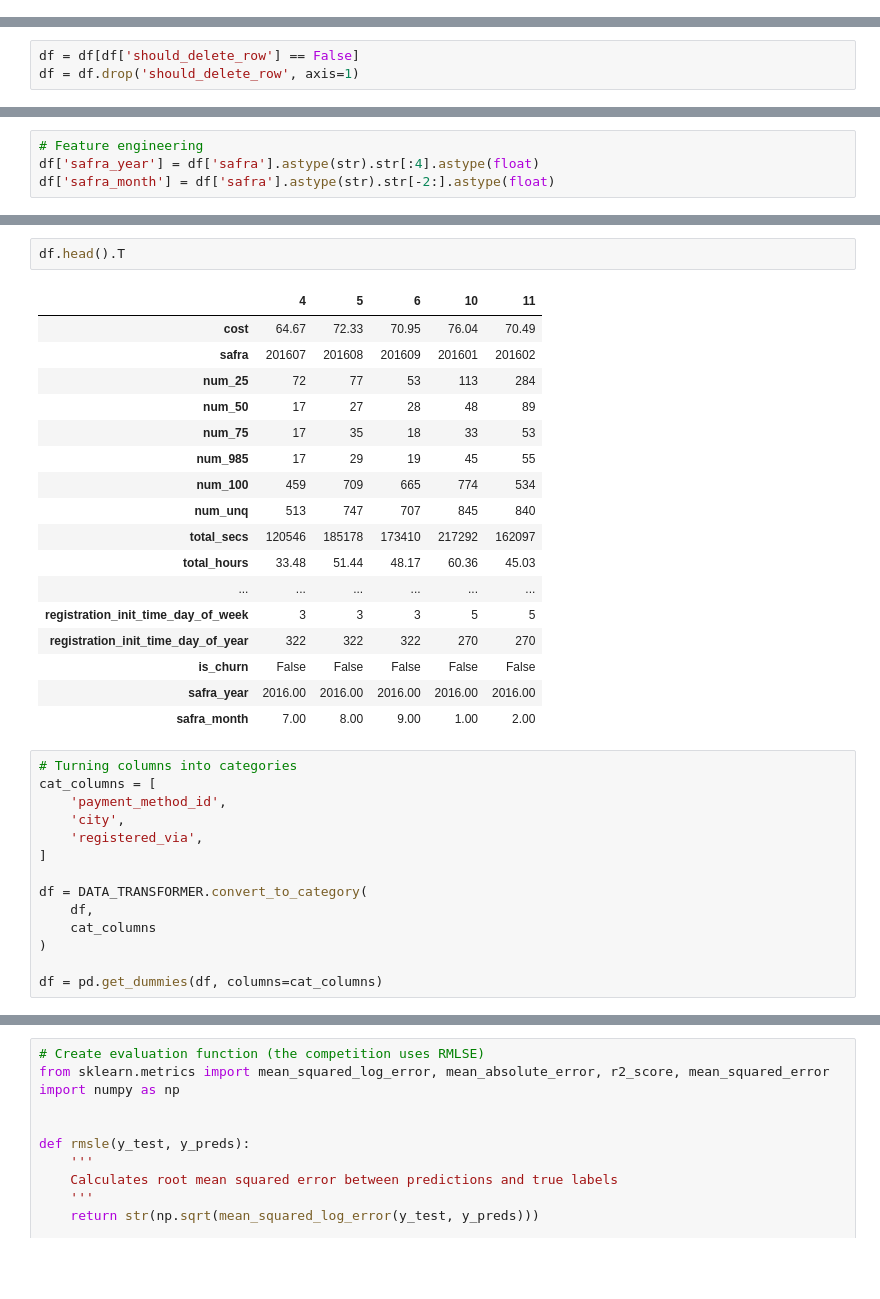
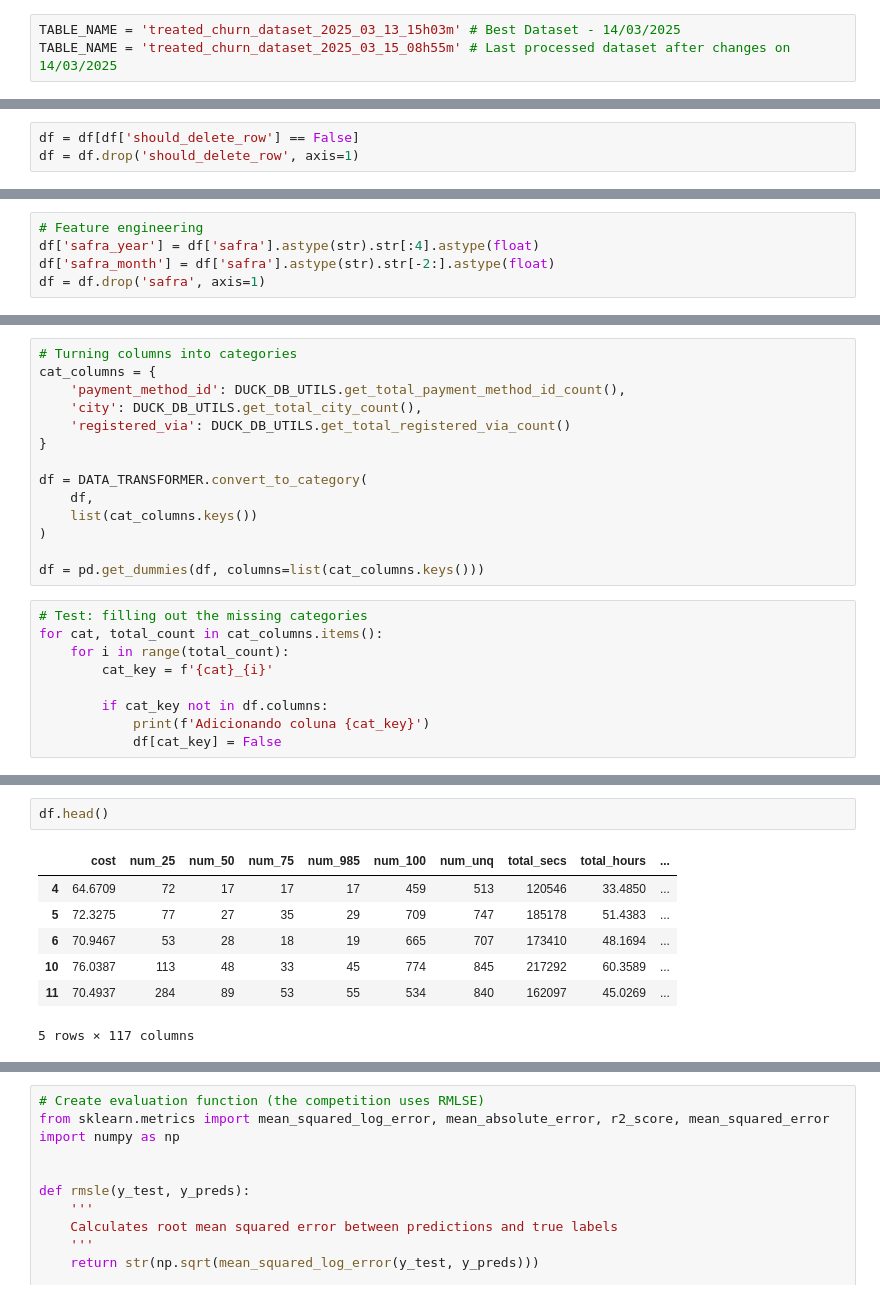
Before and after one commit to CaioAFA/2025-case-data-master-caio-arrabal, a Jupyter notebook: notebooks/04-Training-Model-Churn.ipynb, the cells around one changed output, grey strips where cells are left out. Cells and saved outputs as stored; diff of their text form; blank space fills up the shorter version.

```diff
--- a/notebooks/04-Training-Model-Churn.ipynb
+++ b/notebooks/04-Training-Model-Churn.ipynb
@@ -55,3 +85,6 @@ TABLE_NAME = 'treated_churn_dataset_2025_03_11_19h03m'
+# %%
+TABLE_NAME = 'treated_churn_dataset_2025_03_13_15h03m' # Best Dataset - 14/03/2025
+TABLE_NAME = 'treated_churn_dataset_2025_03_15_08h55m' # Last processed dataset after changes on 14/03/2025
 # %%
 df = DUCK_DB_UTILS.load_table(TABLE_NAME)
 # %%
@@ -96,6 +133,7 @@ df.head()
 # Feature engineering
 df['safra_year'] = df['safra'].astype(str).str[:4].astype(float)
 df['safra_month'] = df['safra'].astype(str).str[-2:].astype(float)
+df = df.drop('safra', axis=1)
 # %%
 df.head()
 # %% [output]
@@ -159,3 +187,26 @@ Dropando coluna safra_1
 Dropando coluna safra_2
 Dropando coluna msno_1
 Dropando coluna msno_2
+# %%
+# Turning columns into categories
+cat_columns = {
+    'payment_method_id': DUCK_DB_UTILS.get_total_payment_method_id_count(),
+    'city': DUCK_DB_UTILS.get_total_city_count(),
+    'registered_via': DUCK_DB_UTILS.get_total_registered_via_count()
+}
+
+df = DATA_TRANSFORMER.convert_to_category(
+    df,
+    list(cat_columns.keys())
+)
+
+df = pd.get_dummies(df, columns=list(cat_columns.keys()))
+# %%
+# Test: filling out the missing categories
+for cat, total_count in cat_columns.items():
+    for i in range(total_count):
+        cat_key = f'{cat}_{i}'
+
+        if cat_key not in df.columns:
+            print(f'Adicionando coluna {cat_key}')
+            df[cat_key] = False
@@ -162,34 +231,10 @@ Dropando coluna msno_2
 # %%
-df.head().T
+df.head()
 # %% [output]
-|  | 4 | 5 | 6 | 10 | 11 |
-| cost | 64.67 | 72.33 | 70.95 | 76.04 | 70.49 |
-| safra | 201607 | 201608 | 201609 | 201601 | 201602 |
-| num_25 | 72 | 77 | 53 | 113 | 284 |
-| num_50 | 17 | 27 | 28 | 48 | 89 |
-| num_75 | 17 | 35 | 18 | 33 | 53 |
-| num_985 | 17 | 29 | 19 | 45 | 55 |
-| num_100 | 459 | 709 | 665 | 774 | 534 |
-| num_unq | 513 | 747 | 707 | 845 | 840 |
-| total_secs | 120546 | 185178 | 173410 | 217292 | 162097 |
-| total_hours | 33.48 | 51.44 | 48.17 | 60.36 | 45.03 |
-| ... | ... | ... | ... | ... | ... |
-| registration_init_time_day_of_week | 3 | 3 | 3 | 5 | 5 |
-| registration_init_time_day_of_year | 322 | 322 | 322 | 270 | 270 |
-| is_churn | False | False | False | False | False |
-| safra_year | 2016.00 | 2016.00 | 2016.00 | 2016.00 | 2016.00 |
-| safra_month | 7.00 | 8.00 | 9.00 | 1.00 | 2.00 |
+|  | cost | num_25 | num_50 | num_75 | num_985 | num_100 | num_unq | total_secs | total_hours | ... |
+| 4 | 64.6709 | 72 | 17 | 17 | 17 | 459 | 513 | 120546 | 33.4850 | ... |
+| 5 | 72.3275 | 77 | 27 | 35 | 29 | 709 | 747 | 185178 | 51.4383 | ... |
+| 6 | 70.9467 | 53 | 28 | 18 | 19 | 665 | 707 | 173410 | 48.1694 | ... |
+| 10 | 76.0387 | 113 | 48 | 33 | 45 | 774 | 845 | 217292 | 60.3589 | ... |
+| 11 | 70.4937 | 284 | 89 | 53 | 55 | 534 | 840 | 162097 | 45.0269 | ... |
+5 rows × 117 columns
-# %%
-# Turning columns into categories
-cat_columns = [
-    'payment_method_id',
-    'city',
-    'registered_via',
-]
-
-df = DATA_TRANSFORMER.convert_to_category(
-    df,
-    cat_columns
-)
-
-df = pd.get_dummies(df, columns=cat_columns)
```
Also changed, not shown: parts of 43 cells of this notebook, 3 other files.
